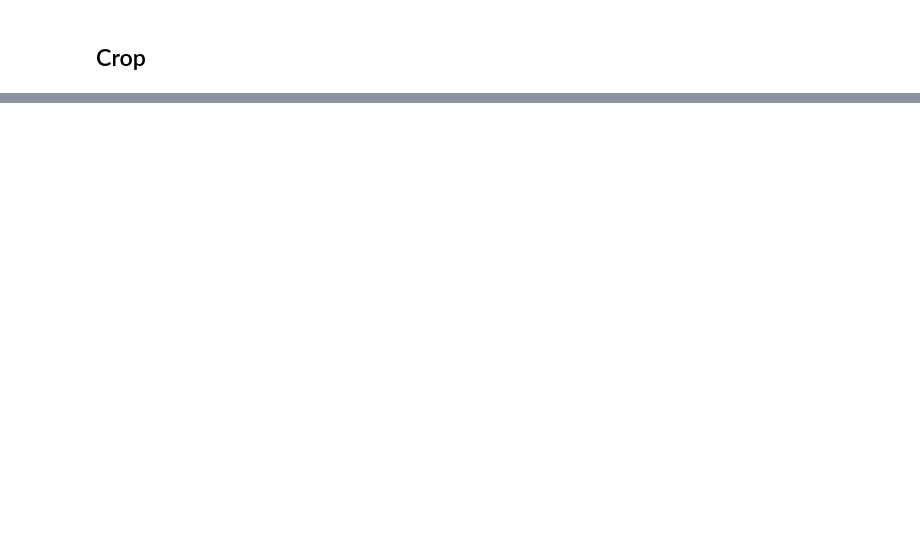
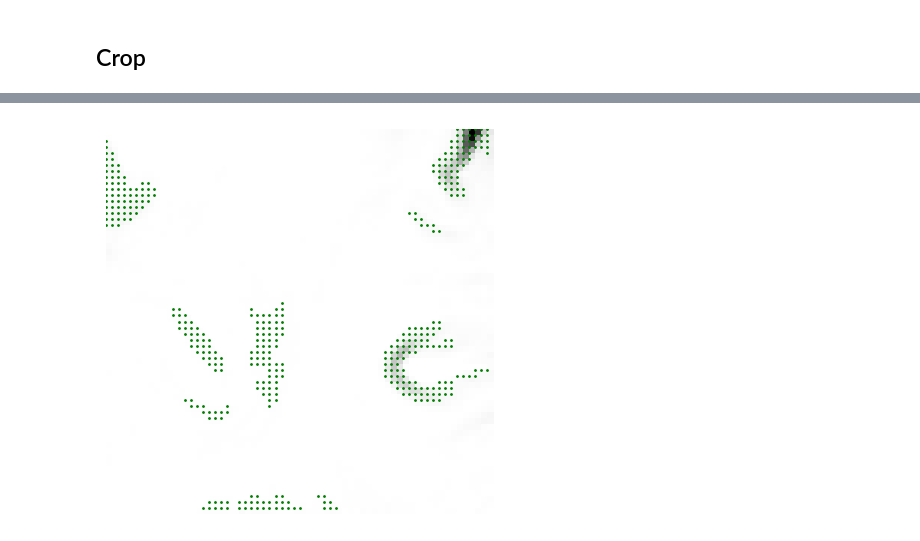
Before and after one commit to Sea-Meets-the-Stars/fronts, a Jupyter notebook: nb/pyBOA_dev.ipynb, the cells around one changed output, grey strips where cells are left out. Cells and saved outputs as stored; diff of their text form; code cells hidden in the pictures; blank space fills up the shorter version.

```diff
--- a/nb/pyBOA_dev.ipynb
+++ b/nb/pyBOA_dev.ipynb
@@ -178,0 +192,5 @@ plot_fronts(idx, res_frnt_crop)
+# %%
+res_frnt_crop = pyboa.cropping(res_frnt_np)
+plot_fronts(idx, res_frnt_crop)
+# %% [output]
+[figure, added]
```
Also changed, not shown: parts of 13 cells of this notebook.
